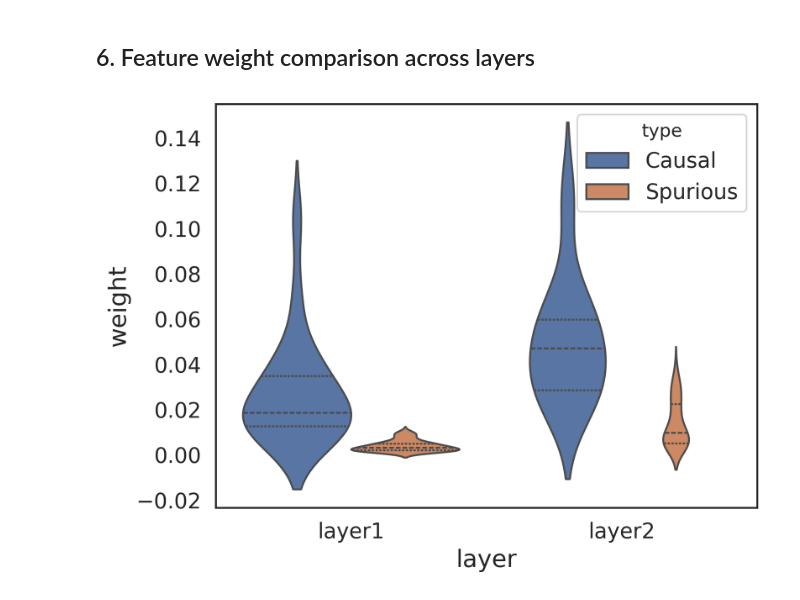
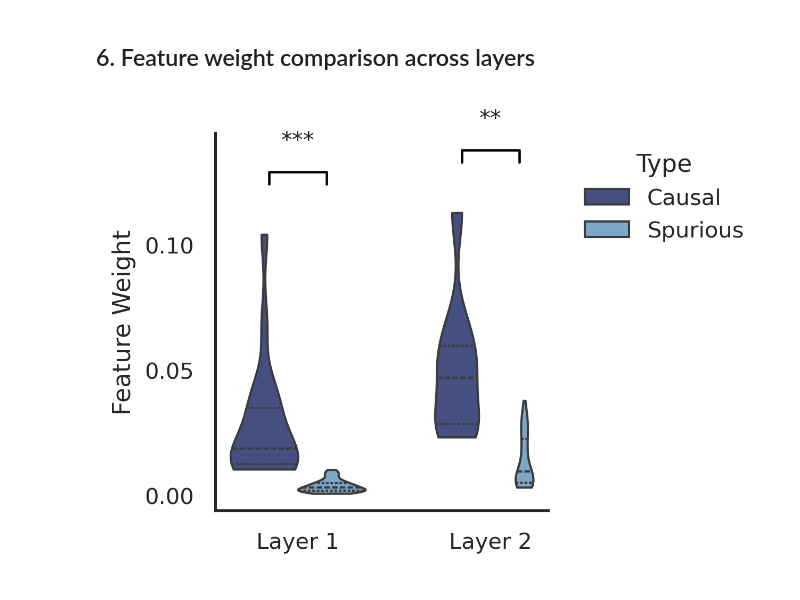
Before and after one commit to ChengmingZhang-CAS/CauTrigger, a Jupyter notebook: docs/notebooks/02_two_layer_known.ipynb, the cells around one changed output. Cells and saved outputs as stored; diff of their text form; code cells hidden in the pictures.

Commit message:
docs(tutorial): polish visualization and layout, update index

```diff
--- a/docs/notebooks/02_two_layer_known.ipynb
+++ b/docs/notebooks/02_two_layer_known.ipynb
@@ -243,19 +282,88 @@ sc.pl.embedding(
 # %% [markdown]
 ## 6. Feature weight comparison across layers
 # %%
+# ==============================
+# 5. Causal vs. Spurious Weights Across Layers
+# ==============================
+
+# Build tidy DataFrame
 df = pd.DataFrame({
     'weight': np.concatenate([df_step1['weight'].values, df_step2['weight'].values]),
-    'type' : ['Causal'] * 20 + ['Spurious'] * 80 + ['Causal'] * 10 + ['Spurious'] * 40,
-    'layer': ['layer1'] * (20 + 80) + ['layer2'] * (10 + 40),
+    'type':   ['Causal'] * 20 + ['Spurious'] * 80 + ['Causal'] * 10 + ['Spurious'] * 40,
+    'layer':  ['Layer 1'] * (20 + 80) + ['Layer 2'] * (10 + 40),
 })
 
-sns.violinplot(
+# Color palette (publication-friendly)
+type_palette = {
+    'Causal':   '#3E4A89',
+    'Spurious': '#74A9CF'
+}
+
+plt.figure(figsize=(4.5, 3.2))  # smaller and website-friendly
+ax = sns.violinplot(
     data=df,
     x="layer",
-    y='weight',
+    y="weight",
     hue="type",
-    inner="quartile"
+    palette=type_palette,
+    inner="quartile",
+    cut=0,
+    bw=0.4,
+    width=0.7,
+    linewidth=1.0,
+    dodge=True,
+    saturation=0.80,
 )
+
+# ========== significance annotation ==========
+from scipy.stats import ttest_ind
+
+layers = df['layer'].unique()
+x_offsets = {'Causal': -0.15, 'Spurious': 0.15}
+
+for i, layer in enumerate(layers):
+    subset = df[df['layer'] == layer]
+
+    causal_vals   = subset[subset['type'] == 'Causal']['weight']
+    spurious_vals = subset[subset['type'] == 'Spurious']['weight']
+
+    _, pval = ttest_ind(causal_vals, spurious_vals, equal_var=False)
+
+    if pval < 0.0001:
+        sig = '****'
+    elif pval < 0.001:
+        sig = '***'
+    elif pval < 0.01:
+        sig = '**'
+    elif pval < 0.05:
+        sig = '*'
+    else:
+        sig = 'ns'
+
+    x1 = i + x_offsets['Causal']
+    x2 = i + x_offsets['Spurious']
+    y  = max(causal_vals.max(), spurious_vals.max()) + 0.025
+
+    ax.plot([x1, x1, x2, x2],
+            [y-0.005, y, y, y-0.005],
+            c='black', lw=1.1)
+
+    ax.text((x1 + x2)/2, y + 0.008, sig,
+            ha='center', va='bottom', fontsize=10)
+
+# axis beautify
+plt.xlabel("")
+plt.ylabel("Feature Weight", fontsize=11)
+plt.xticks(fontsize=10)
+plt.yticks(fontsize=10)
+plt.legend(title='Type',
+           fontsize=10, title_fontsize=11,
+           frameon=False,
+           loc='upper left',
+           bbox_to_anchor=(1.05, 1.0))
+
+sns.despine()
+plt.tight_layout()
 plt.show()
 # %% [output]
-[figure, old version]
+[figure, new version]
```
Also changed, not shown: parts of 7 cells of this notebook, 3 other files.
